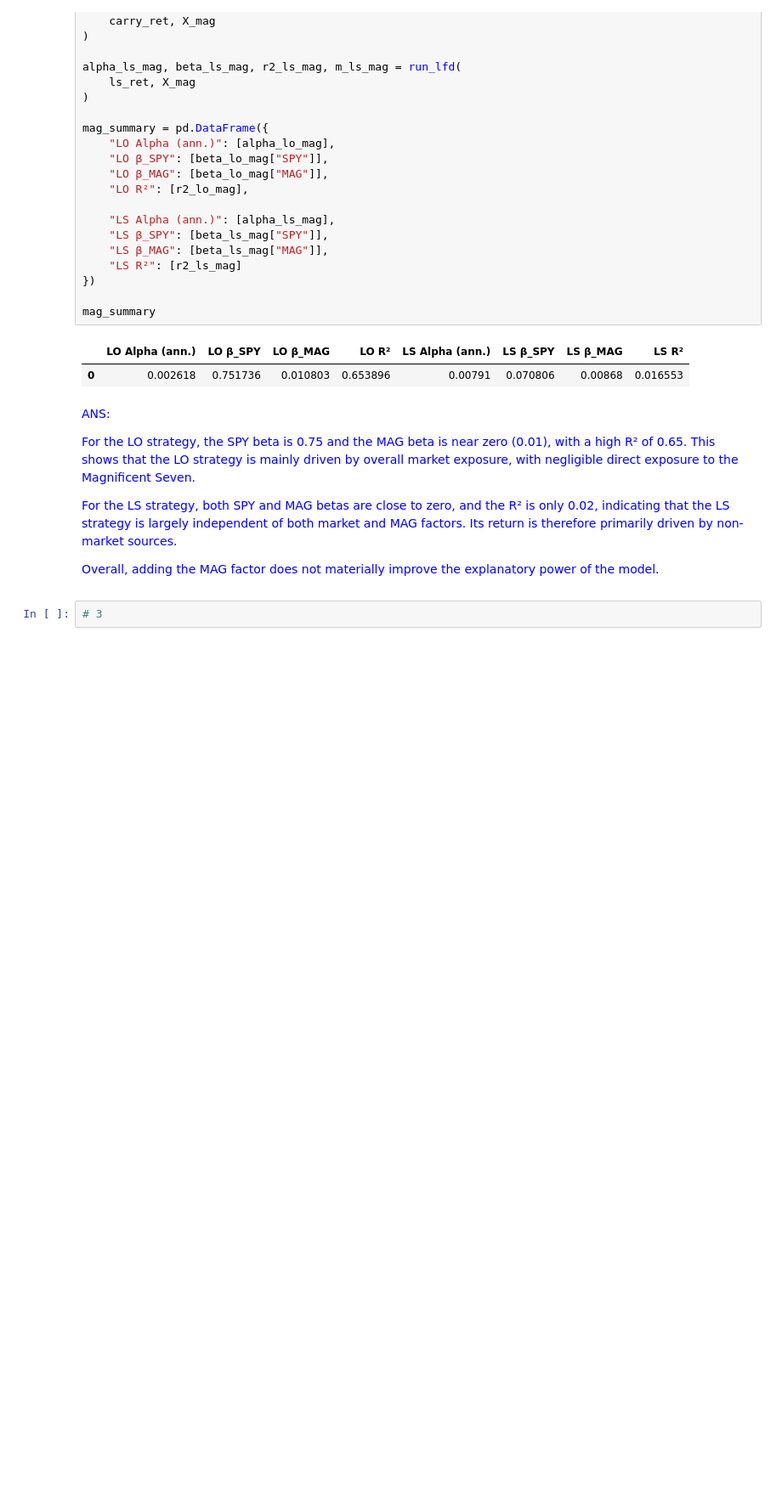
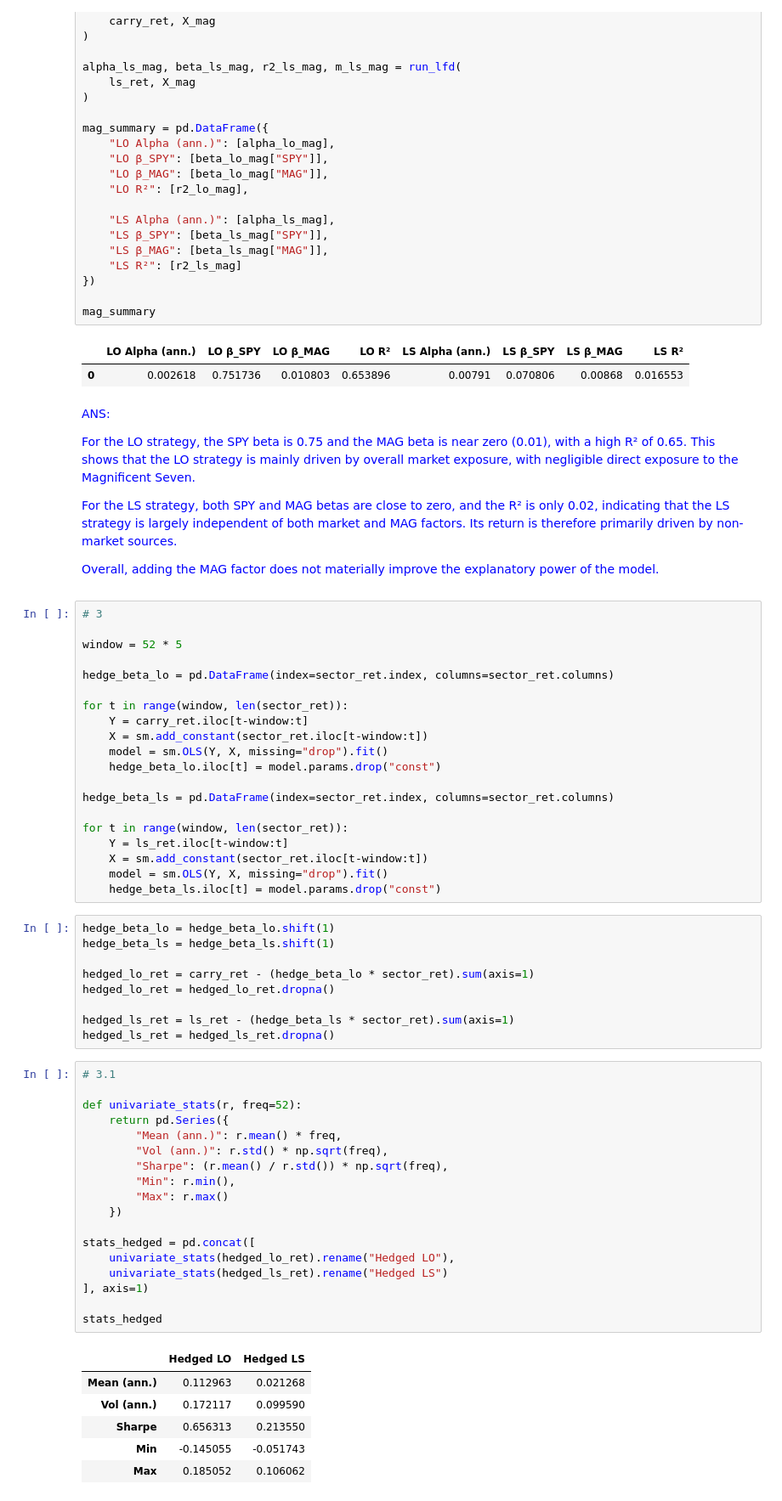
Before and after one commit to c33git/FINM36700-Group-C-18, a Jupyter notebook: Homework 8/Hsiao-Chi.ipynb, the cells around one changed output. Shown: that part at 85% size. Saved outputs shown, nothing was run; the diff lists cells and outputs as text; blank space fills up the shorter version.

```diff
--- a/Homework 8/Hsiao-Chi.ipynb
+++ b/Homework 8/Hsiao-Chi.ipynb
@@ -464,3 +464,55 @@ For the LS strategy, both SPY and MAG betas are close to zero, and the R² is on
 Overall, adding the MAG factor does not materially improve the explanatory power of the model.
 # %%
 # 3
+
+window = 52 * 5
+
+hedge_beta_lo = pd.DataFrame(index=sector_ret.index, columns=sector_ret.columns)
+
+for t in range(window, len(sector_ret)):
+    Y = carry_ret.iloc[t-window:t]
+    X = sm.add_constant(sector_ret.iloc[t-window:t])
+    model = sm.OLS(Y, X, missing="drop").fit()
+    hedge_beta_lo.iloc[t] = model.params.drop("const")
+
+hedge_beta_ls = pd.DataFrame(index=sector_ret.index, columns=sector_ret.columns)
+
+for t in range(window, len(sector_ret)):
+    Y = ls_ret.iloc[t-window:t]
+    X = sm.add_constant(sector_ret.iloc[t-window:t])
+    model = sm.OLS(Y, X, missing="drop").fit()
+    hedge_beta_ls.iloc[t] = model.params.drop("const")
+# %%
+hedge_beta_lo = hedge_beta_lo.shift(1)
+hedge_beta_ls = hedge_beta_ls.shift(1)
+
+hedged_lo_ret = carry_ret - (hedge_beta_lo * sector_ret).sum(axis=1)
+hedged_lo_ret = hedged_lo_ret.dropna()
+
+hedged_ls_ret = ls_ret - (hedge_beta_ls * sector_ret).sum(axis=1)
+hedged_ls_ret = hedged_ls_ret.dropna()
+# %%
+# 3.1
+
+def univariate_stats(r, freq=52):
+    return pd.Series({
+        "Mean (ann.)": r.mean() * freq,
+        "Vol (ann.)": r.std() * np.sqrt(freq),
+        "Sharpe": (r.mean() / r.std()) * np.sqrt(freq),
+        "Min": r.min(),
+        "Max": r.max()
+    })
+
+stats_hedged = pd.concat([
+    univariate_stats(hedged_lo_ret).rename("Hedged LO"),
+    univariate_stats(hedged_ls_ret).rename("Hedged LS")
+], axis=1)
+
+stats_hedged
+# %% [output]
+|  | Hedged LO | Hedged LS |
+| Mean (ann.) | 0.112963 | 0.021268 |
+| Vol (ann.) | 0.172117 | 0.099590 |
+| Sharpe | 0.656313 | 0.213550 |
+| Min | -0.145055 | -0.051743 |
+| Max | 0.185052 | 0.106062 |
```
Also changed, not shown: parts of 7 cells of this notebook.
